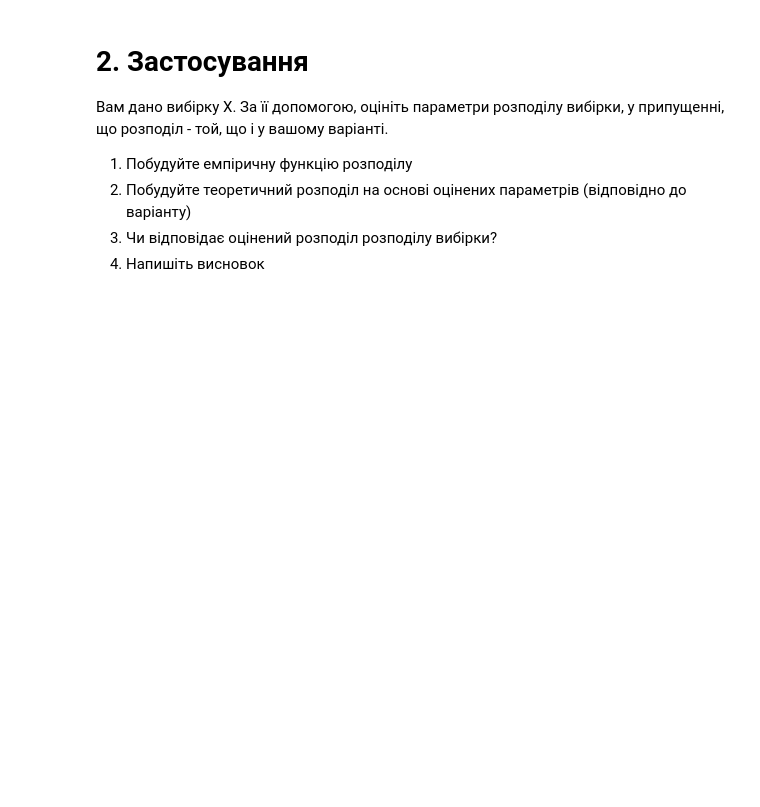
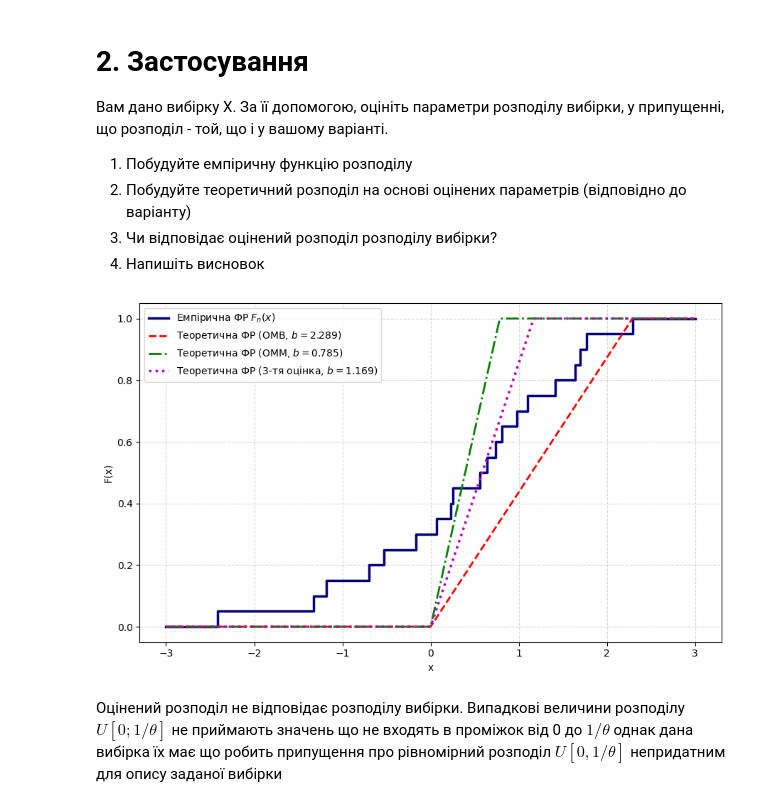
Before and after one commit to loweffortmisery/comp_stat, a Jupyter notebook: lab_2/lab_2_lazarenko.ipynb, the cells around one changed output. Drawn from its saved outputs; the diff is of its cells as text; code cells hidden in the pictures; blank space fills up the shorter version.

```diff
--- a/lab_2/lab_2_lazarenko.ipynb
+++ b/lab_2/lab_2_lazarenko.ipynb
@@ -172,3 +172,59 @@ X = np.array([ 0.06704377, -1.18488209,  0.56093463,  2.28920627, -0.52843351,
         1.64094723, -2.41745054,  0.63898792,  1.694176  ,  0.22749164,
        -0.69864633, -0.16385323,  1.41229225,  1.77067654, -1.32968981,
         0.25585254,  1.09594198,  0.80643983,  0.73262927,  0.97645904])
+# %%
+import numpy as np
+import matplotlib.pyplot as plt
+
+
+n = len(X)
+x_max = np.max(X)
+x_bar = np.mean(X)
+
+theta_omm = 1.0 / (2.0 * x_bar)
+theta_omv = 1.0 / x_max
+theta_3 = 0.5 * theta_omv + 0.5 * theta_omm
+
+b_omv = 1.0 / theta_omv # b_omv = 2.2892
+b_omm = 1.0 / theta_omm # b_omm = 0.7846
+b_3 = 1.0 / theta_3 # b_3 = 1.1687
+
+plt.figure(figsize=(9, 5.5))
+grid_x = np.linspace(-3, 3, 500)
+
+# емпірична фр
+x_sorted = np.sort(X)
+y_ecdf = np.arange(1, n + 1) / n
+plt.step(np.concatenate([[-3], x_sorted, [3]]), np.concatenate([[0], y_ecdf, [1]]),
+         where='post', color='navy', lw=2.5, label='Емпірична ФР $F_n(x)$')
+
+
+
+
+# тфр омв
+cdf_omv = np.clip(grid_x / b_omv, 0, 1)
+cdf_omv[grid_x < 0] = 0
+plt.plot(grid_x, cdf_omv, 'r--', lw=2, label=f'Теоретична ФР (ОМВ, $b = {b_omv:.3f}$)')
+
+# тфр омм
+cdf_omm = np.clip(grid_x / b_omm, 0, 1)
+cdf_omm[grid_x < 0] = 0
+plt.plot(grid_x, cdf_omm, 'g-.', lw=2, label=f'Теоретична ФР (ОММ, $b = {b_omm:.3f}$)')
+
+# тфр 3
+cdf_3 = np.clip(grid_x / b_3, 0, 1)
+cdf_3[grid_x < 0] = 0
+plt.plot(grid_x, cdf_3, 'm:', lw=2.5, label=f'Теоретична ФР (3-тя оцінка, $b = {b_3:.3f}$)')
+
+
+plt.xlabel('x')
+plt.ylabel('F(x)')
+plt.grid(True, linestyle='--', alpha=0.5)
+plt.legend()
+plt.tight_layout()
+plt.show()
+# %% [output]
+[figure, added]
+# %% [markdown]
+Оцінений розподіл не відповідає розподілу вибірки.
+Випадкові величини розподілу $U[0; 1/\theta]$ не приймають значень що не входять в проміжок від 0 до $1/\theta$ однак дана вибірка їх має що робить припущення про рівномірний розподіл $U[0, 1/\theta]$ непридатним для опису заданої вибірки
```
